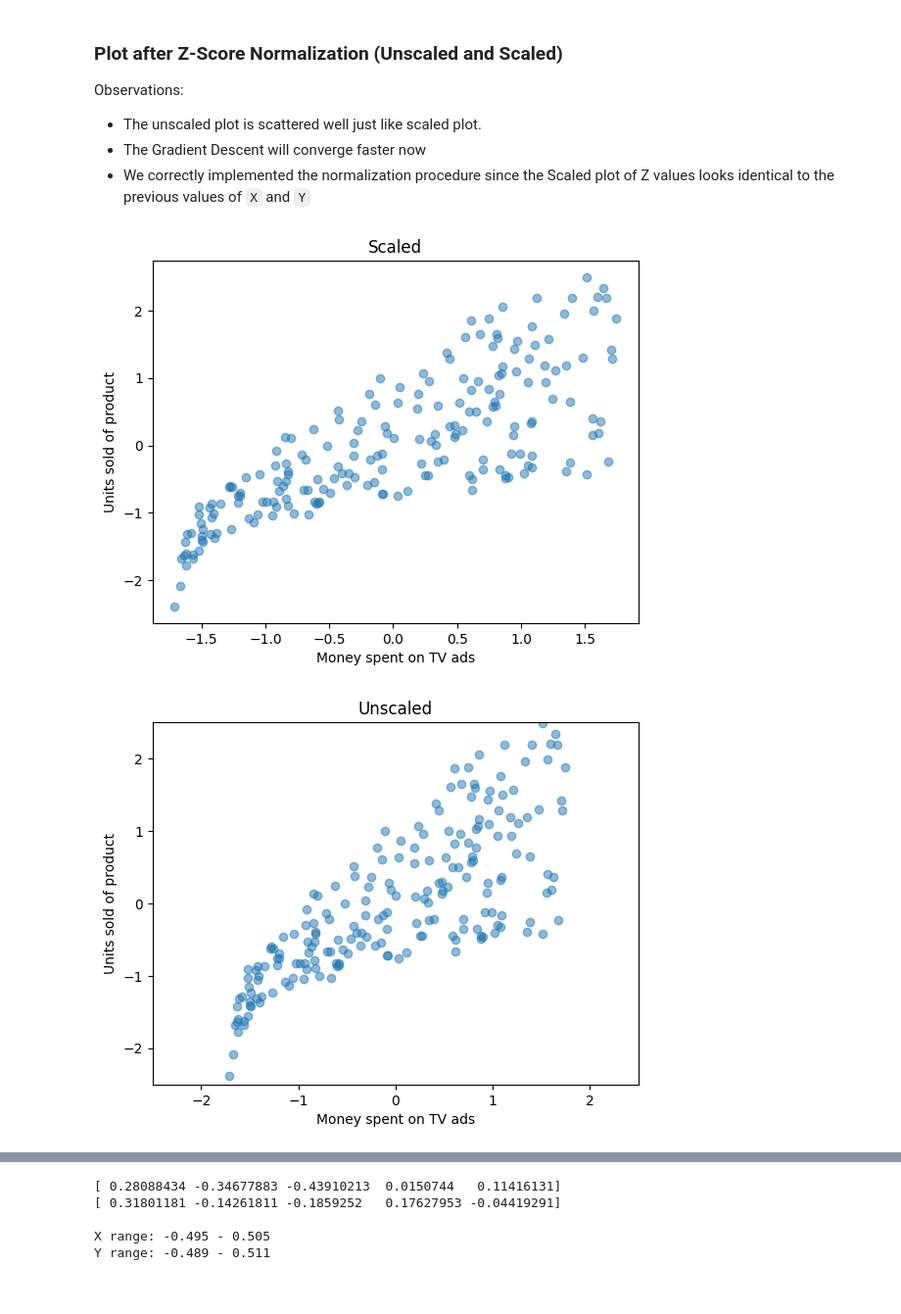
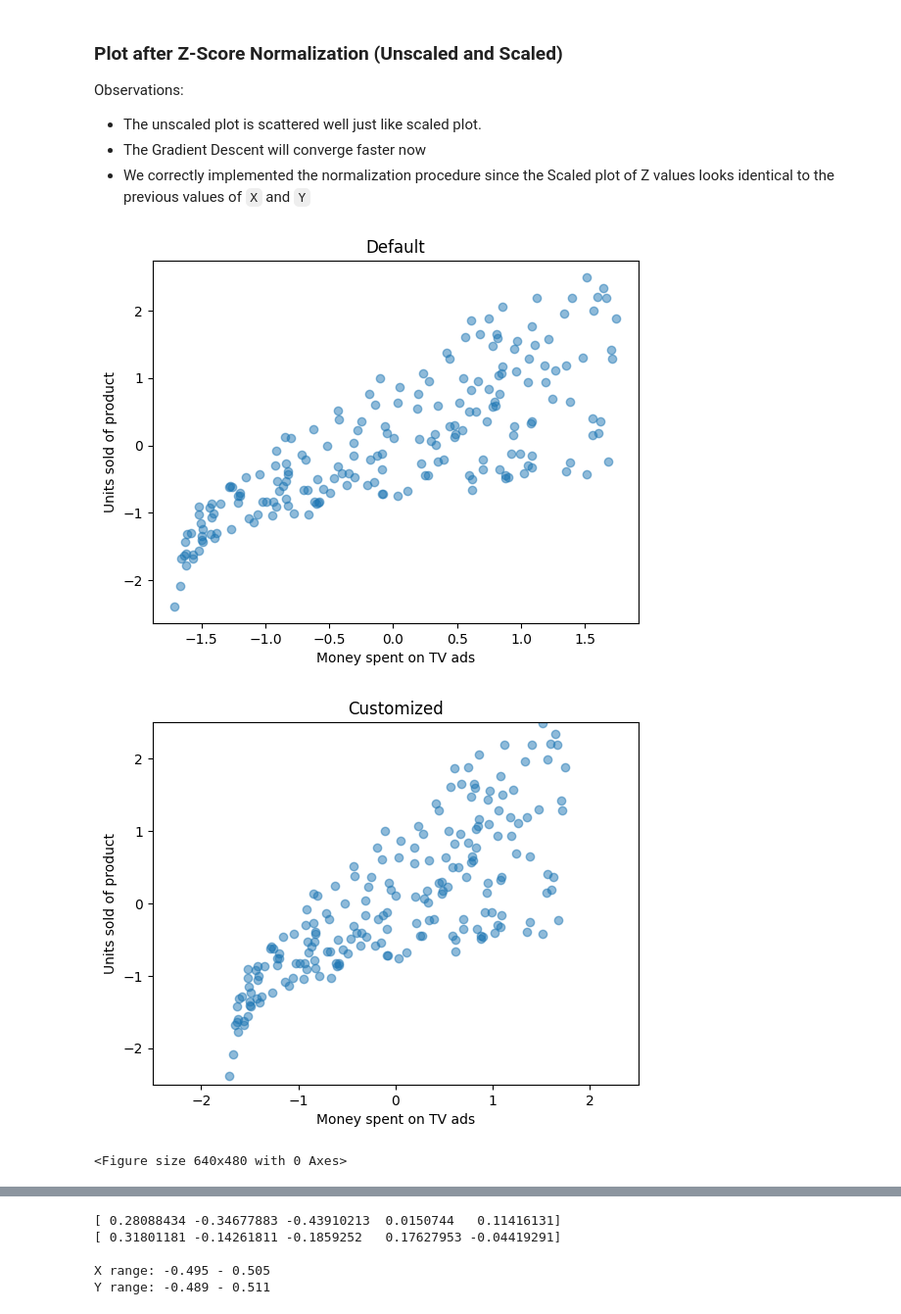
Before and after one commit to iotareal/Linear-Regression-from-Scratch, a Jupyter notebook: notebooks/Basic_data_handling_and_Processing.ipynb, the cells around one changed output, grey strips where cells are left out. Shown at 98% size. Saved outputs shown, nothing was run; the diff lists cells and outputs as text; code cells hidden in the pictures.

```diff
--- a/notebooks/Basic_data_handling_and_Processing.ipynb
+++ b/notebooks/Basic_data_handling_and_Processing.ipynb
@@ -118,18 +122,21 @@ Observations:
 - We correctly implemented the normalization procedure since the Scaled plot of Z values looks identical to the previous values of `X` and `Y`
 # %%
 plt.scatter(Z_X,Z_Y,alpha=0.5)
-plt.title('Scaled')
+plt.title('Default')
 plt.xlabel('Money spent on TV ads')
 plt.ylabel('Units sold of product')
 plt.show()
+plt.savefig('outputs/figures/SLR/zscore_plot.png', format='png')
 
 plt.scatter(Z_X,Z_Y,alpha=0.5)
-plt.title('Unscaled')
+plt.title('Customized')
 plt.xlim(-2.5,2.5)
 plt.ylim(-2.5,2.5)
 plt.xlabel('Money spent on TV ads')
 plt.ylabel('Units sold of product')
 plt.show()
+plt.savefig('outputs/figures/SLR/zscore_plot_custom.png', format='png')
 # %% [output]
 [figure]
-[figure, old version]
+[figure, new version]
+<Figure size 640x480 with 0 Axes>
```
Also changed, not shown: parts of 13 cells of this notebook, 9 other files.
